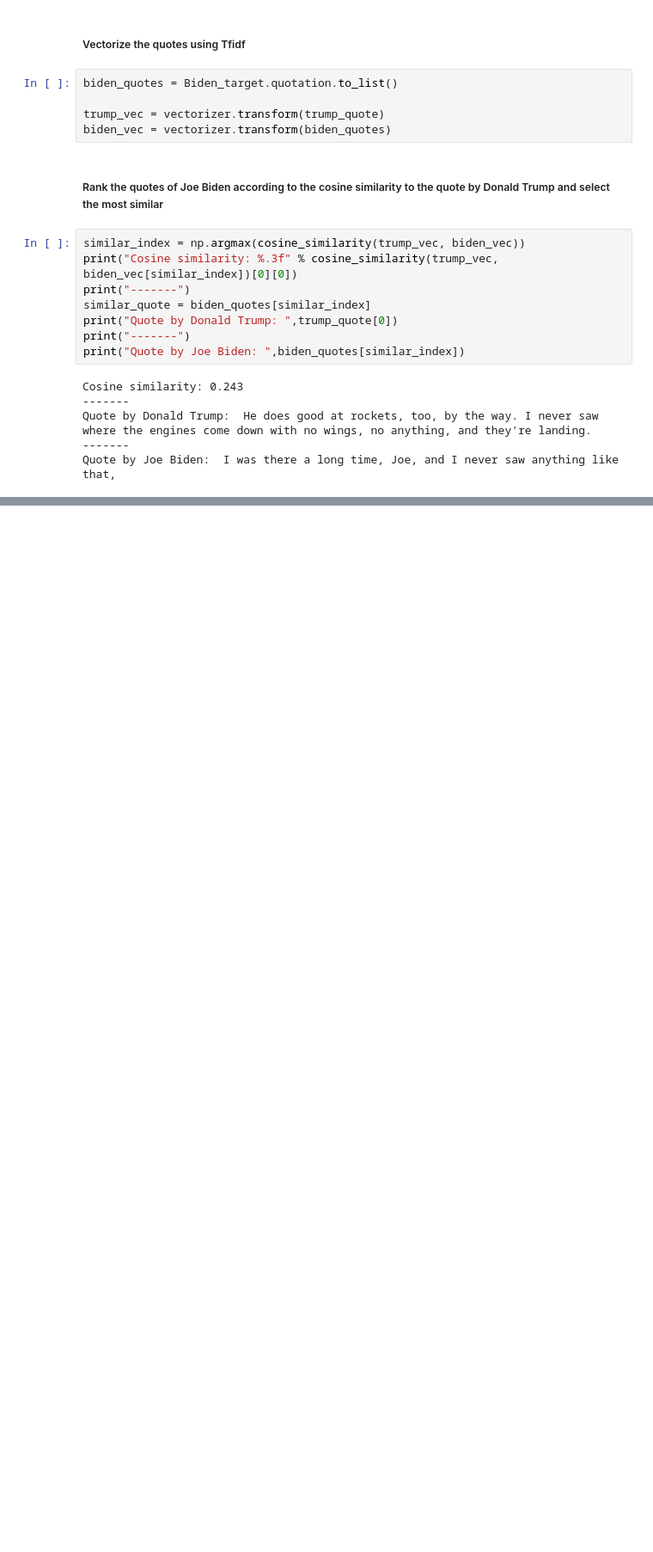
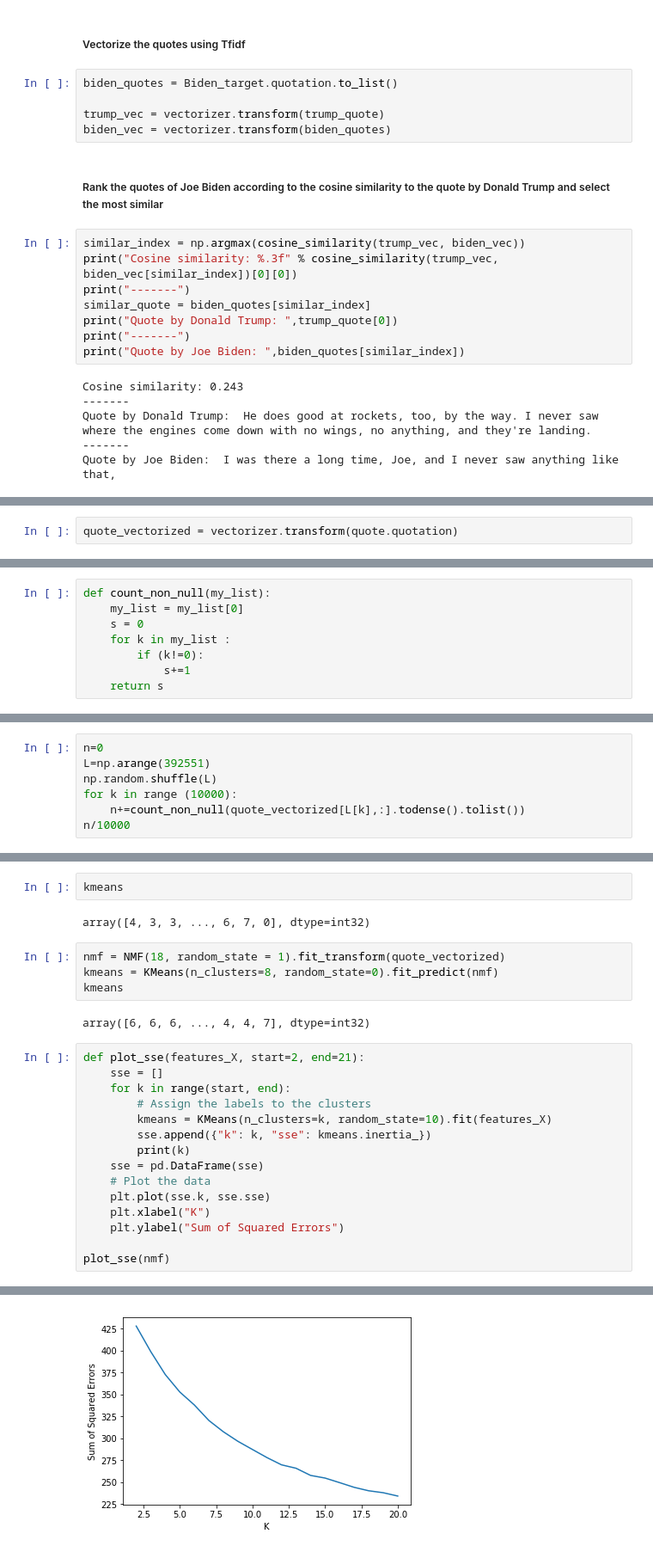
Before and after one commit to epfl-ada/ada-2021-project-sunshine-analytica, a Jupyter notebook: Milestone2.ipynb, the cells around one changed output, grey strips where cells are left out. Shown at 86% size. Cells and saved outputs as stored; diff of their text form; blank space fills up the shorter version.

Commit message:
first version clustering
some result with reduction from 59053 to 5 features (tfidf) and clustering by kmeans algorithm (k=6)

```diff
--- a/Milestone2.ipynb
+++ b/Milestone2.ipynb
@@ -157,0 +181,2 @@ Quote by Joe Biden:  I was there a long time, Joe, and I never saw anything like
+# %%
+quote_vectorized = vectorizer.transform(quote.quotation)
@@ -157,0 +188,8 @@ Quote by Joe Biden:  I was there a long time, Joe, and I never saw anything like
+# %%
+def count_non_null(my_list):
+    my_list = my_list[0]
+    s = 0
+    for k in my_list :
+        if (k!=0):
+            s+=1
+    return s
@@ -157,0 +198,7 @@ Quote by Joe Biden:  I was there a long time, Joe, and I never saw anything like
+# %%
+n=0
+L=np.arange(392551)
+np.random.shuffle(L)
+for k in range (10000):
+    n+=count_non_null(quote_vectorized[L[k],:].todense().tolist())
+n/10000
@@ -157,0 +212,26 @@ Quote by Joe Biden:  I was there a long time, Joe, and I never saw anything like
+# %%
+kmeans
+# %% [output]
+array([4, 3, 3, ..., 6, 7, 0], dtype=int32)
+# %%
+nmf = NMF(18, random_state = 1).fit_transform(quote_vectorized)
+kmeans = KMeans(n_clusters=8, random_state=0).fit_predict(nmf)
+kmeans
+# %% [output]
+array([6, 6, 6, ..., 4, 4, 7], dtype=int32)
+# %%
+def plot_sse(features_X, start=2, end=21):
+    sse = []
+    for k in range(start, end):
+        # Assign the labels to the clusters
+        kmeans = KMeans(n_clusters=k, random_state=10).fit(features_X)
+        sse.append({"k": k, "sse": kmeans.inertia_})
+        print(k)
+    sse = pd.DataFrame(sse)
+    # Plot the data
+    plt.plot(sse.k, sse.sse)
+    plt.xlabel("K")
+    plt.ylabel("Sum of Squared Errors")
+
+plot_sse(nmf)
+# %% [output]
@@ -157,0 +257 @@ Quote by Joe Biden:  I was there a long time, Joe, and I never saw anything like
+[figure, added]
```
Also changed, not shown: parts of 19 cells of this notebook.
